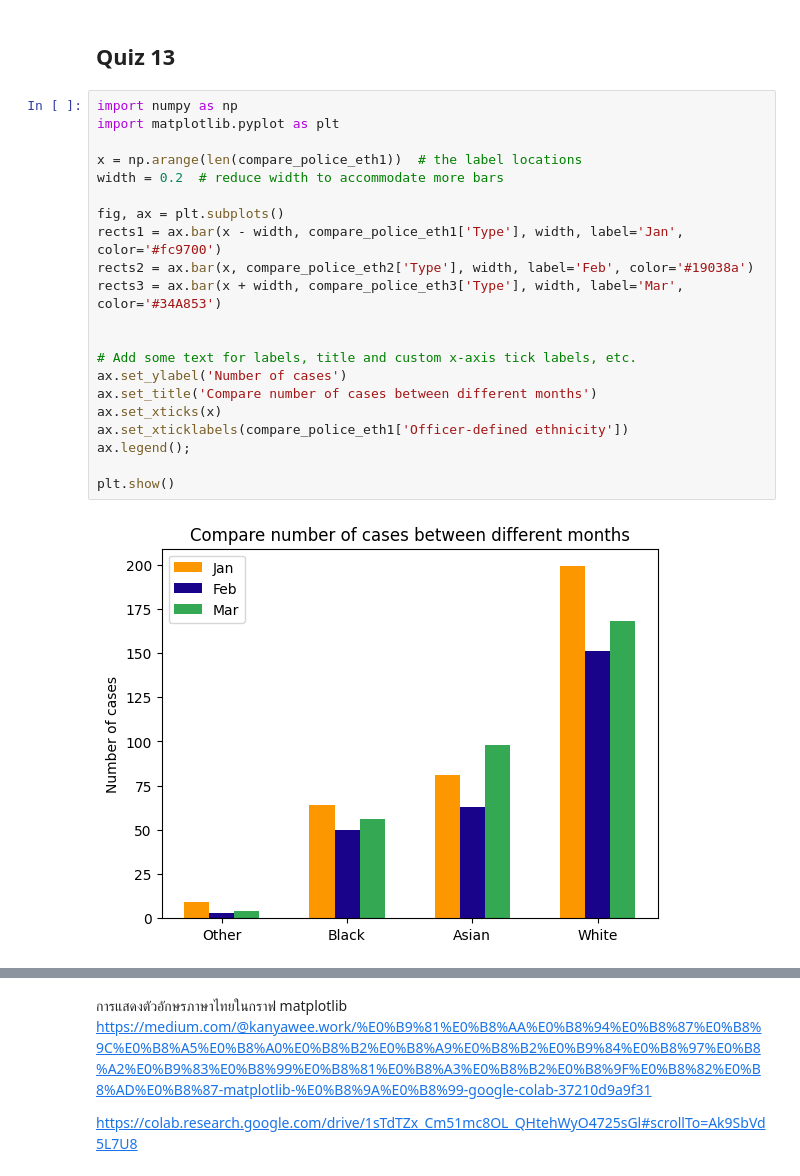
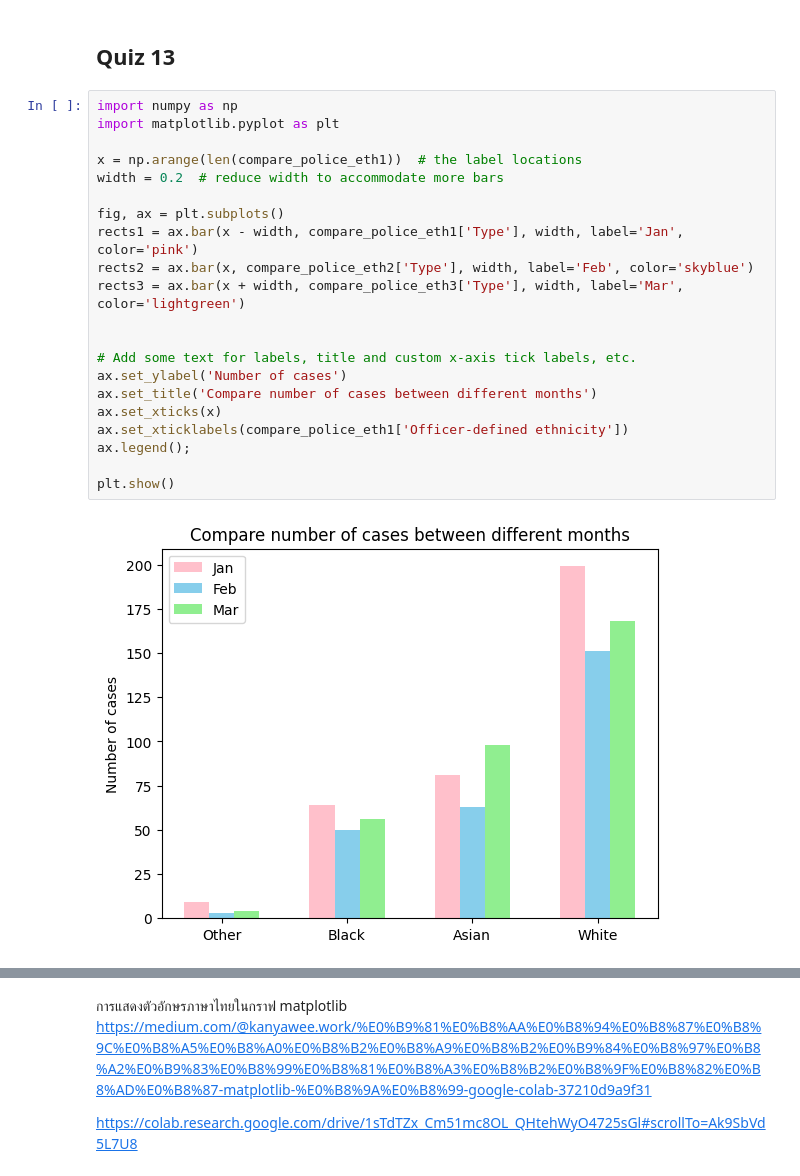
Before and after one commit to MeeGyo/dataviz2025, a Jupyter notebook: Copy_of_Visualize_Data_Comparison_2025.ipynb, the cells around one changed output, grey strips where cells are left out. Drawn from its saved outputs; the diff is of its cells as text.

```diff
--- a/Copy_of_Visualize_Data_Comparison_2025.ipynb
+++ b/Copy_of_Visualize_Data_Comparison_2025.ipynb
@@ -162,23 +162,23 @@ ax.legend();
 # %%
 import numpy as np
 import matplotlib.pyplot as plt
 
 x = np.arange(len(compare_police_eth1))  # the label locations
 width = 0.2  # reduce width to accommodate more bars
 
 fig, ax = plt.subplots()
-rects1 = ax.bar(x - width, compare_police_eth1['Type'], width, label='Jan', color='#fc9700')
-rects2 = ax.bar(x, compare_police_eth2['Type'], width, label='Feb', color='#19038a')
-rects3 = ax.bar(x + width, compare_police_eth3['Type'], width, label='Mar', color='#34A853')
+rects1 = ax.bar(x - width, compare_police_eth1['Type'], width, label='Jan', color='pink')
+rects2 = ax.bar(x, compare_police_eth2['Type'], width, label='Feb', color='skyblue')
+rects3 = ax.bar(x + width, compare_police_eth3['Type'], width, label='Mar', color='lightgreen')
 
 
 # Add some text for labels, title and custom x-axis tick labels, etc.
 ax.set_ylabel('Number of cases')
 ax.set_title('Compare number of cases between different months')
 ax.set_xticks(x)
 ax.set_xticklabels(compare_police_eth1['Officer-defined ethnicity'])
 ax.legend();
 
 plt.show()
 # %% [output]
-[figure, old version]
+[figure, new version]
```
Also changed, not shown: parts of 3 cells of this notebook.
